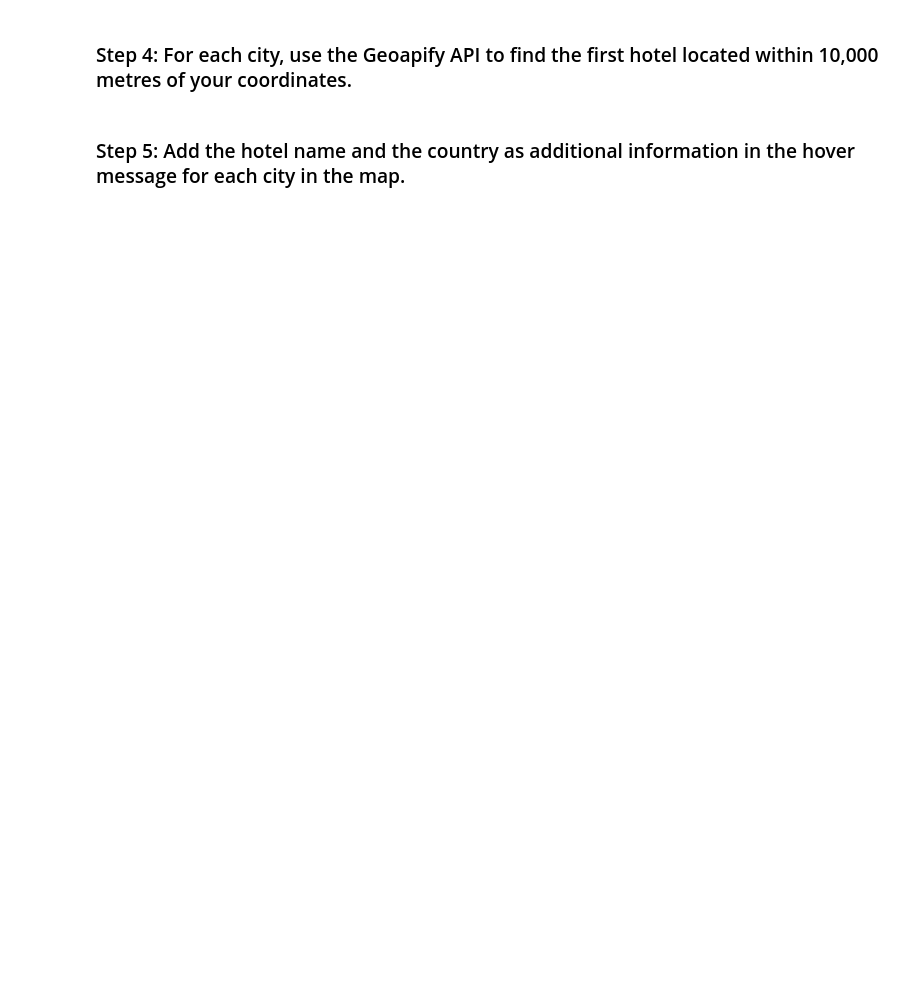
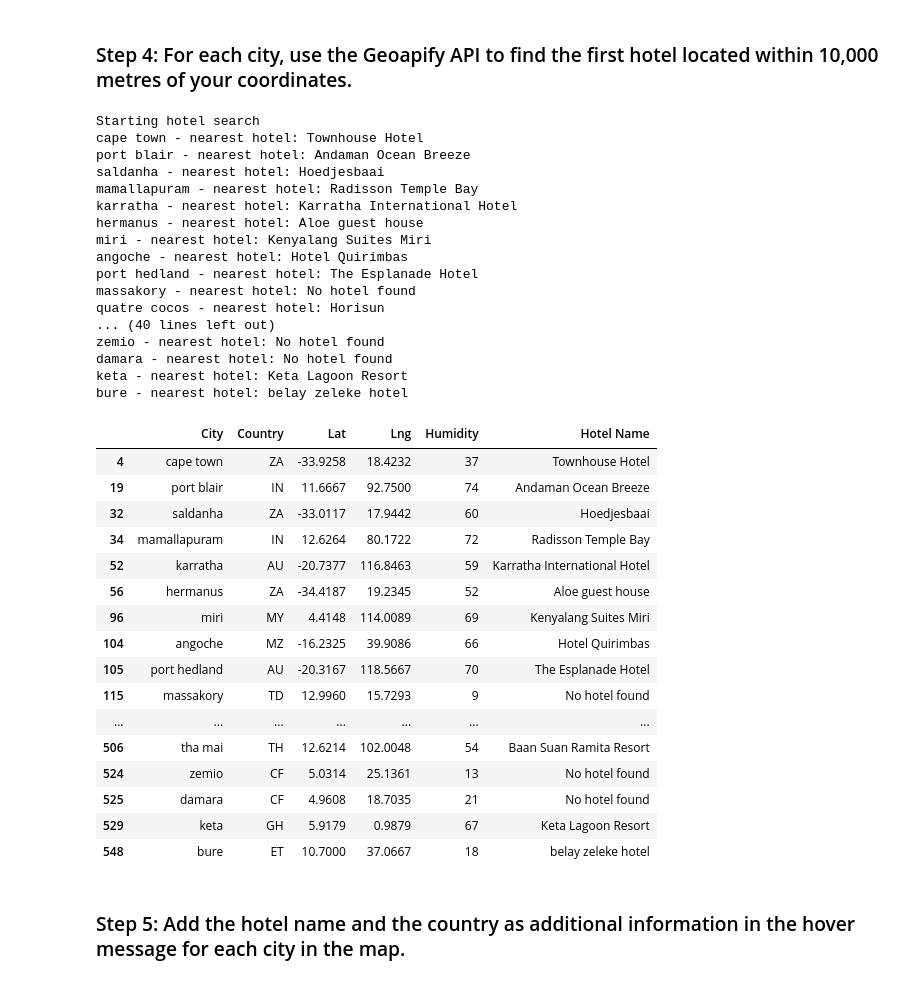
Before and after one commit to AdamTuor/python-api-challenge, a Jupyter notebook: WeatherPy/VacationPy.ipynb, the cells around one changed output. Saved outputs shown, nothing was run; the diff lists cells and outputs as text; code cells hidden in the pictures; blank space fills up the shorter version.

```diff
--- a/WeatherPy/VacationPy.ipynb
+++ b/WeatherPy/VacationPy.ipynb
@@ -62,10 +87,10 @@ map_plot
 ### Step 3: Create a new DataFrame called `hotel_df`.
 # %%
 # Use the Pandas copy function to create DataFrame called hotel_df to store the city, country, coordinates, and humidity
-# YOUR CODE HERE
+hotel_df = filtered_df[['City', 'Country', 'Lat', 'Lng', 'Humidity']].copy()
 
 # Add an empty column, "Hotel Name," to the DataFrame so you can store the hotel found using the Geoapify API
-# YOUR CODE HERE
+hotel_df['Hotel Name'] = ""
 
 # Display sample data
-# YOUR CODE HERE
+hotel_df.head()
@@ -73,44 +105,83 @@ map_plot
 ### Step 4: For each city, use the Geoapify API to find the first hotel located within 10,000 metres of your coordinates.
 # %%
 # Set parameters to search for a hotel
-radius = # YOUR CODE HERE
+radius = 10000
 params = {
-    # YOUR CODE HERE
+    "categories":"accommodation.hotel",
+    "apiKey":geoapify_key
+
+
 }
 
 # Print a message to follow up the hotel search
 print("Starting hotel search")
 
 # Iterate through the hotel_df DataFrame
 for index, row in hotel_df.iterrows():
     # get latitude, longitude from the DataFrame
-    # YOUR CODE HERE
+    lat = hotel_df.loc[index, "Lat"]
+    lng = hotel_df.loc[index, "Lng"]
 
     # Add filter and bias parameters with the current city's latitude and longitude to the params dictionary
-    params["filter"] = # YOUR CODE HERE
-    params["bias"] = # YOUR CODE HERE
+    params["filter"] = f'circle:{lng},{lat},{radius}'
+    params["bias"] = f'proximity:{lng},{lat}'
 
     # Set base URL
     base_url = "https://api.geoapify.com/v2/places"
 
 
     # Make and API request using the params dictionaty
-    name_address = # YOUR CODE HERE
+    name_address = requests.get(base_url, params=params)
 
     # Convert the API response to JSON format
-    name_address = # YOUR CODE HERE
+    name_address = name_address.json()
 
     # Grab the first hotel from the results and store the name in the hotel_df DataFrame
     try:
         hotel_df.loc[index, "Hotel Name"] = name_address["features"][0]["properties"]["name"]
     except (KeyError, IndexError):
         # If no hotel is found, set the hotel name as "No hotel found".
         hotel_df.loc[index, "Hotel Name"] = "No hotel found"
 
     # Log the search results
     print(f"{hotel_df.loc[index, 'City']} - nearest hotel: {hotel_df.loc[index, 'Hotel Name']}")
 
 # Display sample data
 hotel_df
+# %% [output]
+Starting hotel search
+cape town - nearest hotel: Townhouse Hotel
+port blair - nearest hotel: Andaman Ocean Breeze
+saldanha - nearest hotel: Hoedjesbaai
+mamallapuram - nearest hotel: Radisson Temple Bay
+karratha - nearest hotel: Karratha International Hotel
+hermanus - nearest hotel: Aloe guest house
+miri - nearest hotel: Kenyalang Suites Miri
+angoche - nearest hotel: Hotel Quirimbas
+port hedland - nearest hotel: The Esplanade Hotel
+massakory - nearest hotel: No hotel found
+quatre cocos - nearest hotel: Horisun
+... (40 lines left out)
+zemio - nearest hotel: No hotel found
+damara - nearest hotel: No hotel found
+keta - nearest hotel: Keta Lagoon Resort
+bure - nearest hotel: belay zeleke hotel
+|  | City | Country | Lat | Lng | Humidity | Hotel Name |
+| 4 | cape town | ZA | -33.9258 | 18.4232 | 37 | Townhouse Hotel |
+| 19 | port blair | IN | 11.6667 | 92.7500 | 74 | Andaman Ocean Breeze |
+| 32 | saldanha | ZA | -33.0117 | 17.9442 | 60 | Hoedjesbaai |
+| 34 | mamallapuram | IN | 12.6264 | 80.1722 | 72 | Radisson Temple Bay |
+| 52 | karratha | AU | -20.7377 | 116.8463 | 59 | Karratha International Hotel |
+| 56 | hermanus | ZA | -34.4187 | 19.2345 | 52 | Aloe guest house |
+| 96 | miri | MY | 4.4148 | 114.0089 | 69 | Kenyalang Suites Miri |
+| 104 | angoche | MZ | -16.2325 | 39.9086 | 66 | Hotel Quirimbas |
+| 105 | port hedland | AU | -20.3167 | 118.5667 | 70 | The Esplanade Hotel |
+| 115 | massakory | TD | 12.9960 | 15.7293 | 9 | No hotel found |
+| ... | ... | ... | ... | ... | ... | ... |
+| 506 | tha mai | TH | 12.6214 | 102.0048 | 54 | Baan Suan Ramita Resort |
+| 524 | zemio | CF | 5.0314 | 25.1361 | 13 | No hotel found |
+| 525 | damara | CF | 4.9608 | 18.7035 | 21 | No hotel found |
+| 529 | keta | GH | 5.9179 | 0.9879 | 67 | Keta Lagoon Resort |
+| 548 | bure | ET | 10.7000 | 37.0667 | 18 | belay zeleke hotel |
 # %% [markdown]
 ### Step 5: Add the hotel name and the country as additional information in the hover message for each city in the map.
```
Also changed, not shown: parts of 5 cells of this notebook, 1 other file.
